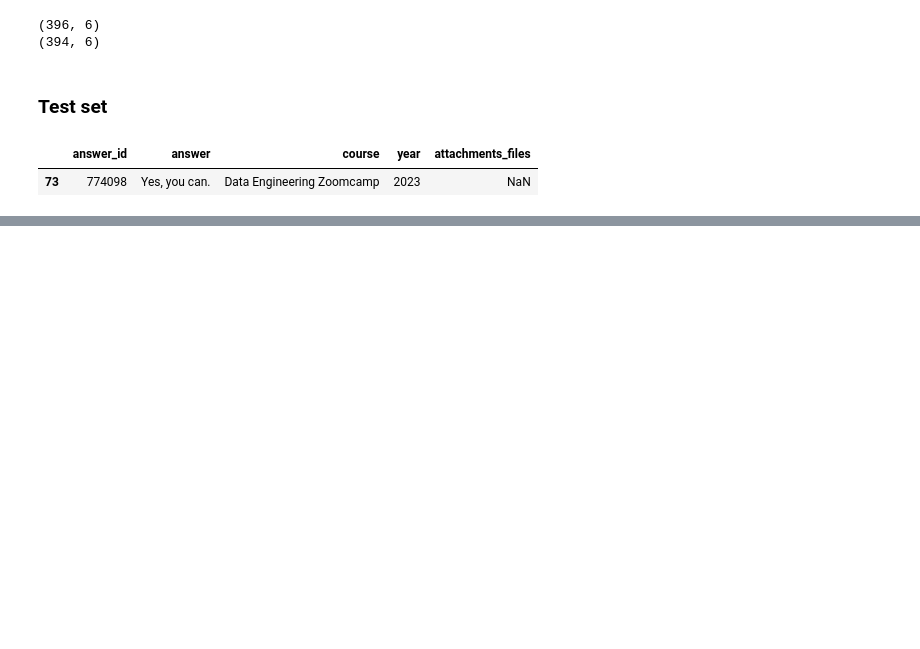
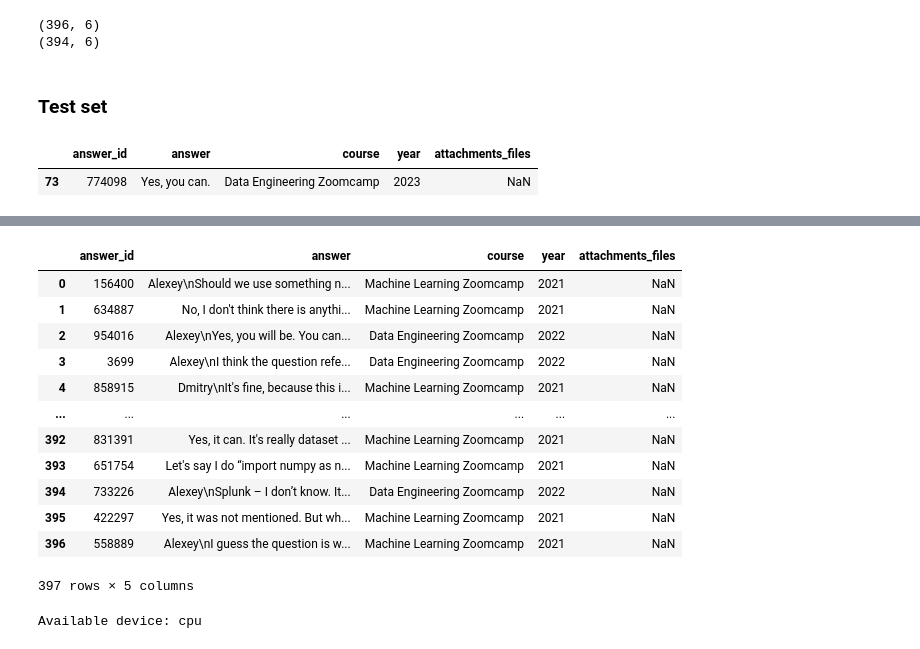
Before and after one commit to sokin-ili/Machine_Learning_Engineering_ZooCamp, a Jupyter notebook: QA_challenge/notebook.ipynb, the cells around one changed output, grey strips where cells are left out. Saved outputs shown, nothing was run; the diff lists cells and outputs as text; code cells hidden in the pictures; blank space fills up the shorter version.

```diff
--- a/QA_challenge/notebook.ipynb
+++ b/QA_challenge/notebook.ipynb
@@ -138,0 +213,22 @@ test_a[test_a.duplicated()]
+# %%
+train_a
+# %% [output]
+|  | answer_id | answer | course | year | attachments_files |
+| 0 | 156400 | Alexey\nShould we use something n... | Machine Learning Zoomcamp | 2021 | NaN |
+| 1 | 634887 | No, I don't think there is anythi... | Machine Learning Zoomcamp | 2021 | NaN |
+| 2 | 954016 | Alexey\nYes, you will be. You can... | Data Engineering Zoomcamp | 2022 | NaN |
+| 3 | 3699 | Alexey\nI think the question refe... | Data Engineering Zoomcamp | 2022 | NaN |
+| 4 | 858915 | Dmitry\nIt's fine, because this i... | Machine Learning Zoomcamp | 2021 | NaN |
+| ... | ... | ... | ... | ... | ... |
+| 392 | 831391 | Yes, it can. It's really dataset ... | Machine Learning Zoomcamp | 2021 | NaN |
+| 393 | 651754 | Let's say I do “import numpy as n... | Machine Learning Zoomcamp | 2021 | NaN |
+| 394 | 733226 | Alexey\nSplunk – I don’t know. It... | Data Engineering Zoomcamp | 2022 | NaN |
+| 395 | 422297 | Yes, it was not mentioned. But wh... | Machine Learning Zoomcamp | 2021 | NaN |
+| 396 | 558889 | Alexey\nI guess the question is w... | Machine Learning Zoomcamp | 2021 | NaN |
+397 rows × 5 columns
+# %%
+# Use GPU if available
+device = torch.device("cuda" if torch.cuda.is_available() else "cpu")
+print(f"Available device: {device}")
+# %% [output]
+Available device: cpu
```
Also changed, not shown: parts of 21 cells of this notebook.
